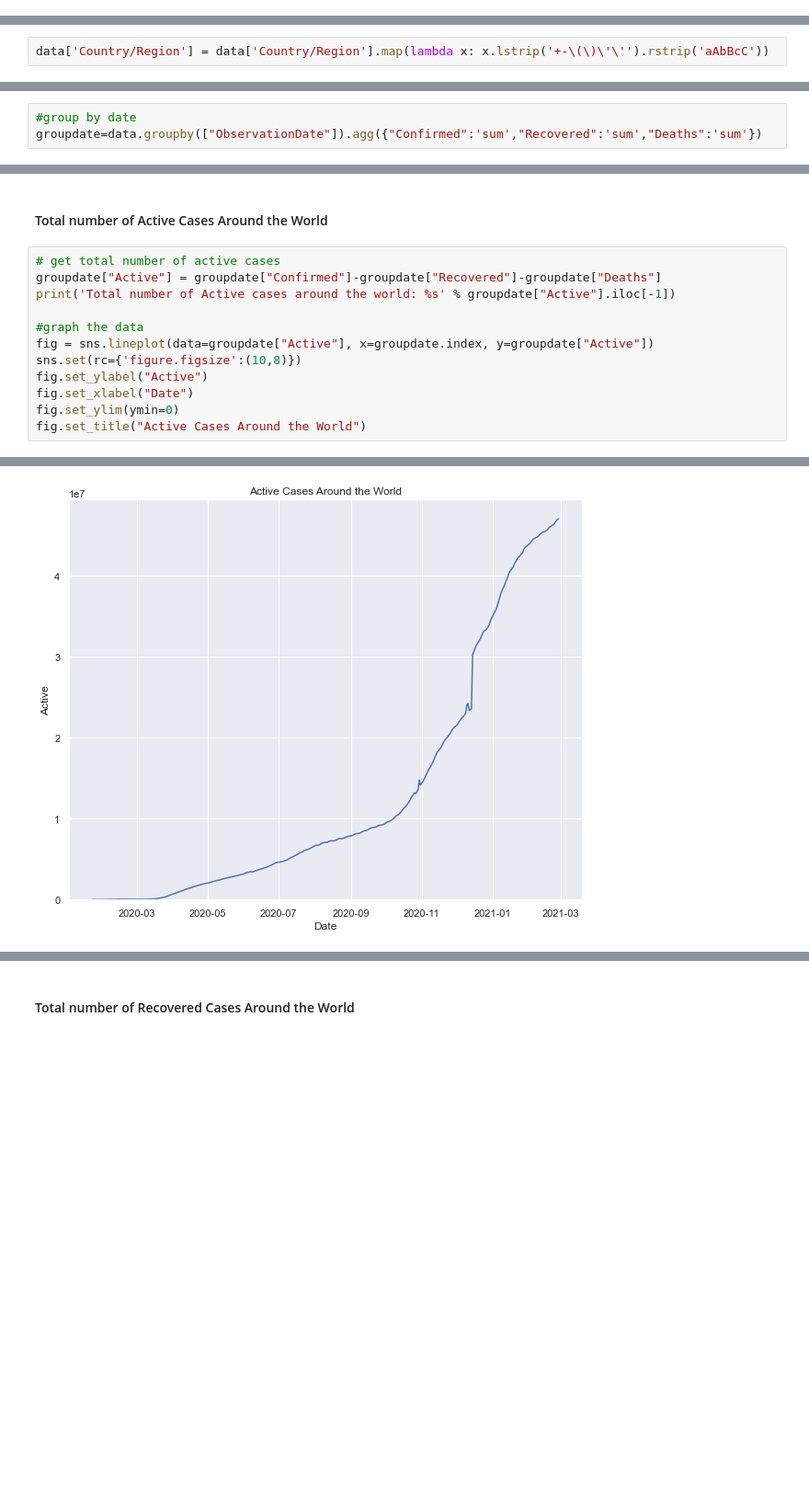
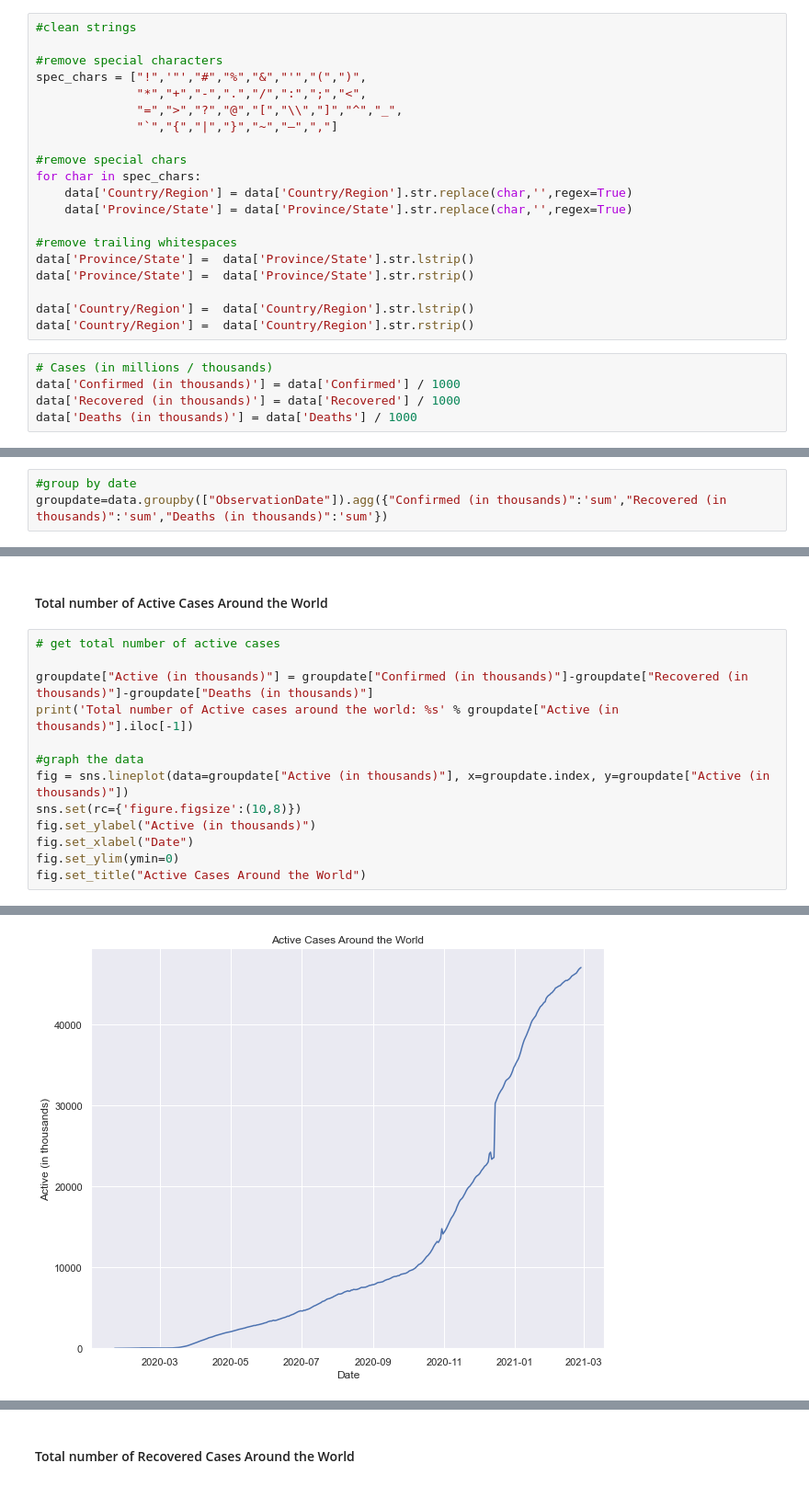
Before and after one commit to chezkacruz/lyrid-training, a Jupyter notebook: lyrid-training/tidy tuesdays 1/tidy tuesdays 1.ipynb, the cells around one changed output, grey strips where cells are left out. Shown: that part at 92% size. Cells and saved outputs as stored; diff of their text form; blank space fills up the shorter version.

```diff
--- a/lyrid-training/tidy tuesdays 1/tidy tuesdays 1.ipynb
+++ b/lyrid-training/tidy tuesdays 1/tidy tuesdays 1.ipynb
@@ -73 +128,26 @@ duplicate
+# %%
+#clean strings
+
+#remove special characters
+spec_chars = ["!",'"',"#","%","&","'","(",")",
+              "*","+","-",".","/",":",";","<",
+              "=",">","?","@","[","\\","]","^","_",
+              "`","{","|","}","~","–",","]
+
+#remove special chars
+for char in spec_chars:
+    data['Country/Region'] = data['Country/Region'].str.replace(char,'',regex=True)
+    data['Province/State'] = data['Province/State'].str.replace(char,'',regex=True)
+
+#remove trailing whitespaces
+data['Province/State'] =  data['Province/State'].str.lstrip()
+data['Province/State'] =  data['Province/State'].str.rstrip()
+
+data['Country/Region'] =  data['Country/Region'].str.lstrip()
+data['Country/Region'] =  data['Country/Region'].str.rstrip()
+# %%
+# Cases (in millions / thousands)
+data['Confirmed (in thousands)'] = data['Confirmed'] / 1000
+data['Recovered (in thousands)'] = data['Recovered'] / 1000
+data['Deaths (in thousands)'] = data['Deaths'] / 1000
 # %% [markdown]
@@ -79,5 +155,3 @@ Let us now remove unnecessary symbols from the Country/Region to ensure that all
-# %%
-data['Country/Region'] = data['Country/Region'].map(lambda x: x.lstrip('+-\(\)\'\'').rstrip('aAbBcC'))
 # %% [markdown]
 <h2>Data Analysis</h2>
 # %% [markdown]
@@ -115,3 +161,3 @@ data['ObservationDate'] = pd.to_datetime(data['ObservationDate'], format='%m/%d/
 # %%
 #group by date
-groupdate=data.groupby(["ObservationDate"]).agg({"Confirmed":'sum',"Recovered":'sum',"Deaths":'sum'})
+groupdate=data.groupby(["ObservationDate"]).agg({"Confirmed (in thousands)":'sum',"Recovered (in thousands)":'sum',"Deaths (in thousands)":'sum'})
@@ -146,13 +193,14 @@ As we can see on the graph, the rate of change (slope) of the graph is still hig
 <h4>Total number of Active Cases Around the World</h4>
 # %%
 # get total number of active cases
-groupdate["Active"] = groupdate["Confirmed"]-groupdate["Recovered"]-groupdate["Deaths"]
-print('Total number of Active cases around the world: %s' % groupdate["Active"].iloc[-1])
+
+groupdate["Active (in thousands)"] = groupdate["Confirmed (in thousands)"]-groupdate["Recovered (in thousands)"]-groupdate["Deaths (in thousands)"]
+print('Total number of Active cases around the world: %s' % groupdate["Active (in thousands)"].iloc[-1])
 
 #graph the data
-fig = sns.lineplot(data=groupdate["Active"], x=groupdate.index, y=groupdate["Active"])
+fig = sns.lineplot(data=groupdate["Active (in thousands)"], x=groupdate.index, y=groupdate["Active (in thousands)"])
 sns.set(rc={'figure.figsize':(10,8)})
-fig.set_ylabel("Active")
+fig.set_ylabel("Active (in thousands)")
 fig.set_xlabel("Date")
 fig.set_ylim(ymin=0)
 fig.set_title("Active Cases Around the World")
@@ -161,3 +209,3 @@ Total number of Active cases around the world: 47016049.0
 Text(0.5, 1.0, 'Active Cases Around the World')
-[figure, old version]
+[figure, new version]
 # %% [markdown]
```
Also changed, not shown: parts of 66 cells of this notebook.
